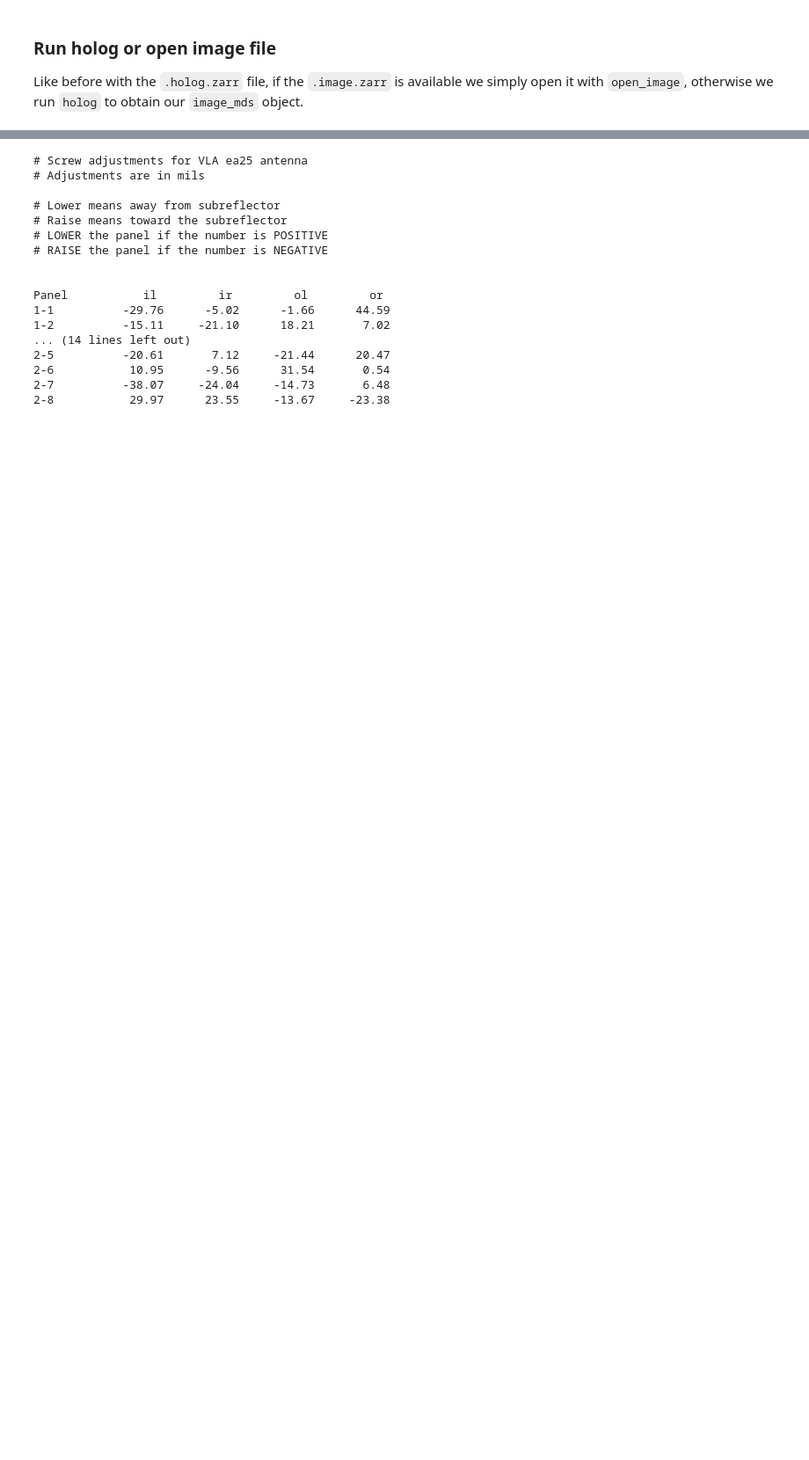
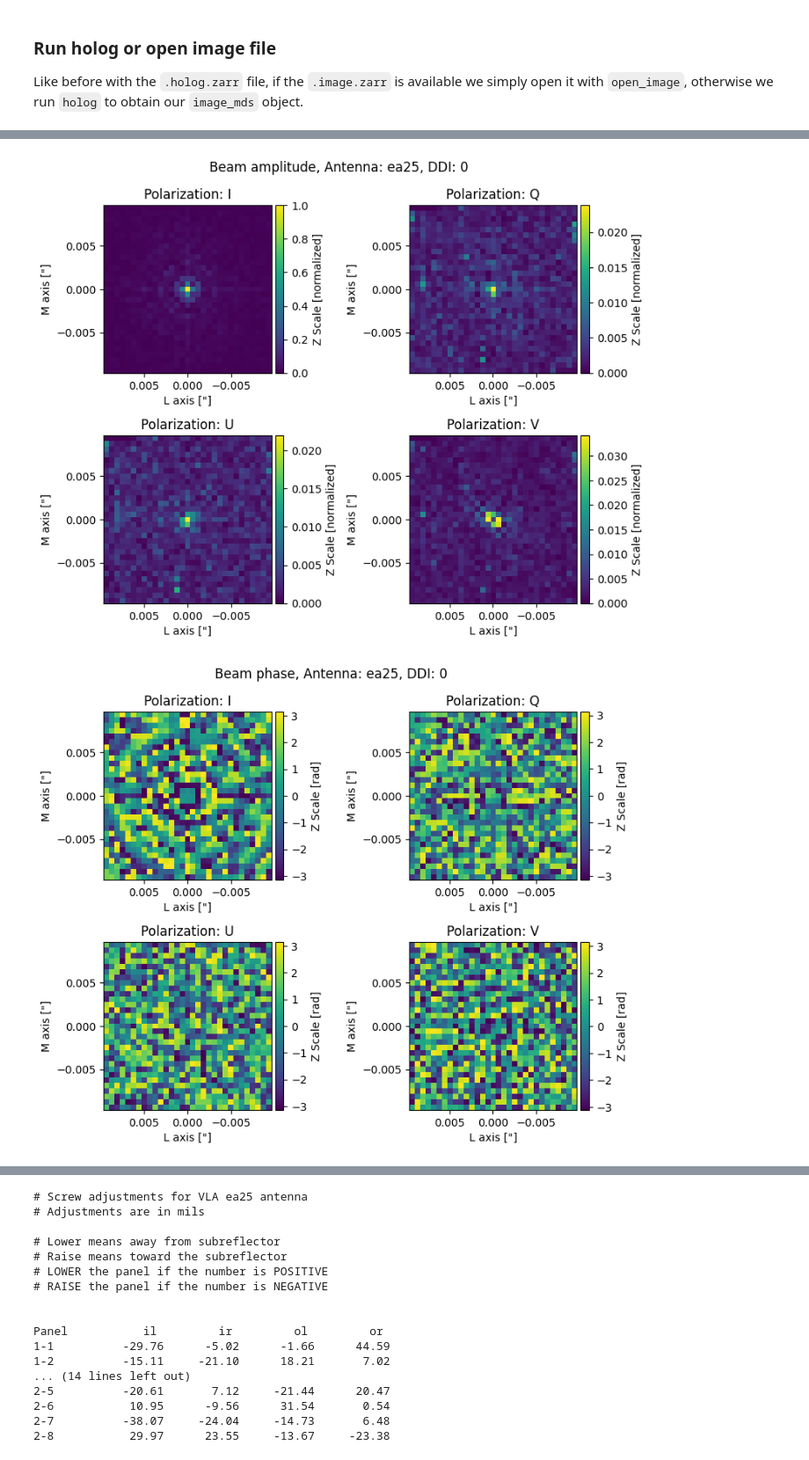
Before and after one commit to casangi/astrohack, a Jupyter notebook: docs/visualization_tutorial.ipynb, the cells around one changed output, grey strips where cells are left out. Shown at 88% size. Cells and saved outputs as stored; diff of their text form; code cells hidden in the pictures; blank space fills up the shorter version.

Commit message:
Visualization tutorial: Visualization tutorial complete

```diff
--- a/docs/visualization_tutorial.ipynb
+++ b/docs/visualization_tutorial.ipynb
@@ -225,0 +197,9 @@ np.absolute(antea25_ddi0_image_xds.BEAM.isel(chan=0, pol=0)).plot()
+# %%
+image_mds.plot_beams(image_exports,         # Directory to contain the plots
+                     ant_id='ea25',         # Plotting antenna ea25
+                     ddi=0,                 # Plotting DDI 0
+                     display=True,          # Display plots below
+                     complex_split='polar', # Plot amplitude and phase
+                     parallel=False,        # Don't do plots in parallel
+                    )
+# %% [output]
@@ -225,0 +207,2 @@ np.absolute(antea25_ddi0_image_xds.BEAM.isel(chan=0, pol=0)).plot()
+[figure, added]
+[figure, added]
```
Also changed, not shown: parts of 55 cells of this notebook.
